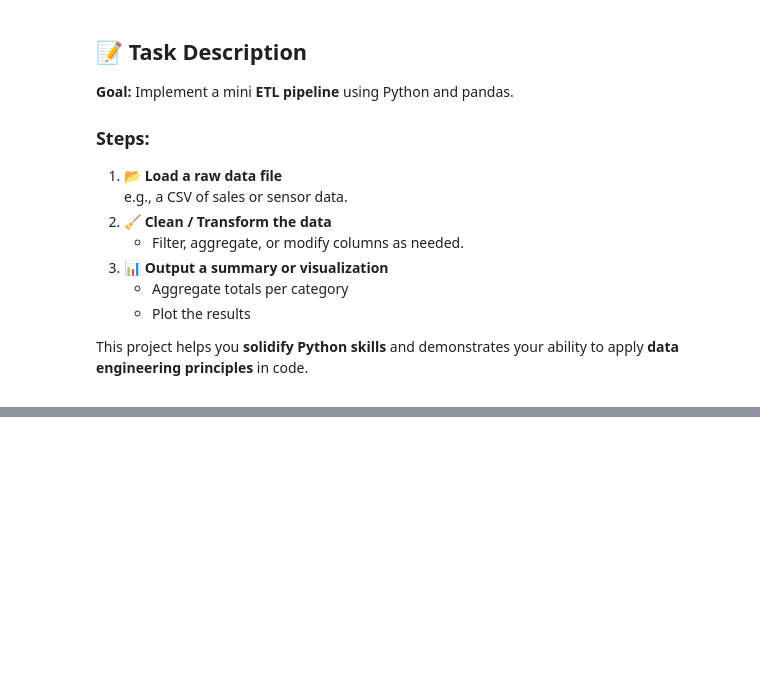
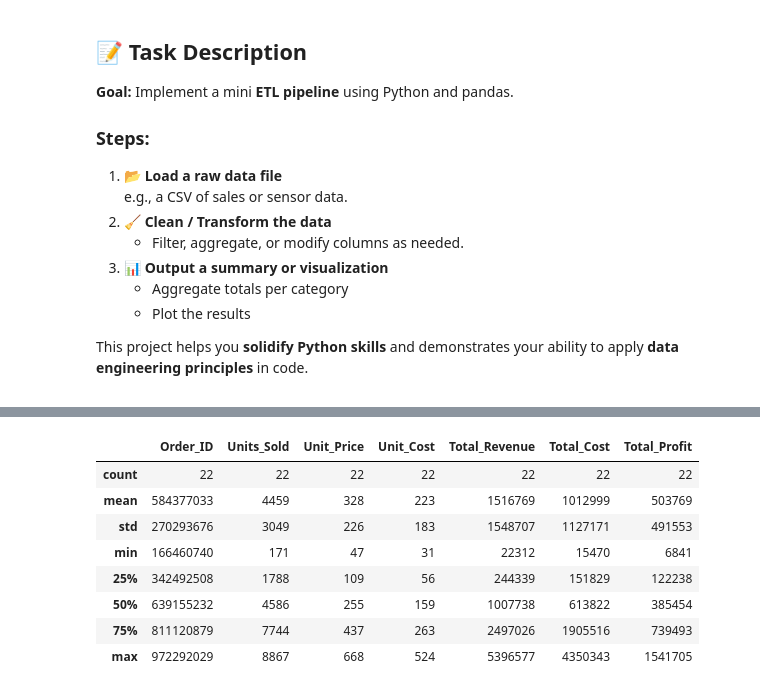
Before and after one commit to Git-Hub-Ran/Python, a Jupyter notebook: notebooks/python_basics/02-mini-etl-pipeline.ipynb, the cells around one changed output, grey strips where cells are left out. Drawn from its saved outputs; the diff is of its cells as text; code cells hidden in the pictures; blank space fills up the shorter version.

```diff
--- a/notebooks/python_basics/02-mini-etl-pipeline.ipynb
+++ b/notebooks/python_basics/02-mini-etl-pipeline.ipynb
@@ -68,0 +116,14 @@ len(grouped.index)
+# %%
+
+#Show statistics on the data and converting values to integers:
+europe_data.describe().astype(int)
+# %% [output]
+|  | Order_ID | Units_Sold | Unit_Price | Unit_Cost | Total_Revenue | Total_Cost | Total_Profit |
+| count | 22 | 22 | 22 | 22 | 22 | 22 | 22 |
+| mean | 584377033 | 4459 | 328 | 223 | 1516769 | 1012999 | 503769 |
+| std | 270293676 | 3049 | 226 | 183 | 1548707 | 1127171 | 491553 |
+| min | 166460740 | 171 | 47 | 31 | 22312 | 15470 | 6841 |
+| 25% | 342492508 | 1788 | 109 | 56 | 244339 | 151829 | 122238 |
+| 50% | 639155232 | 4586 | 255 | 159 | 1007738 | 613822 | 385454 |
+| 75% | 811120879 | 7744 | 437 | 263 | 2497026 | 1905516 | 739493 |
+| max | 972292029 | 8867 | 668 | 524 | 5396577 | 4350343 | 1541705 |
```
Also changed, not shown: parts of 6 cells of this notebook.
